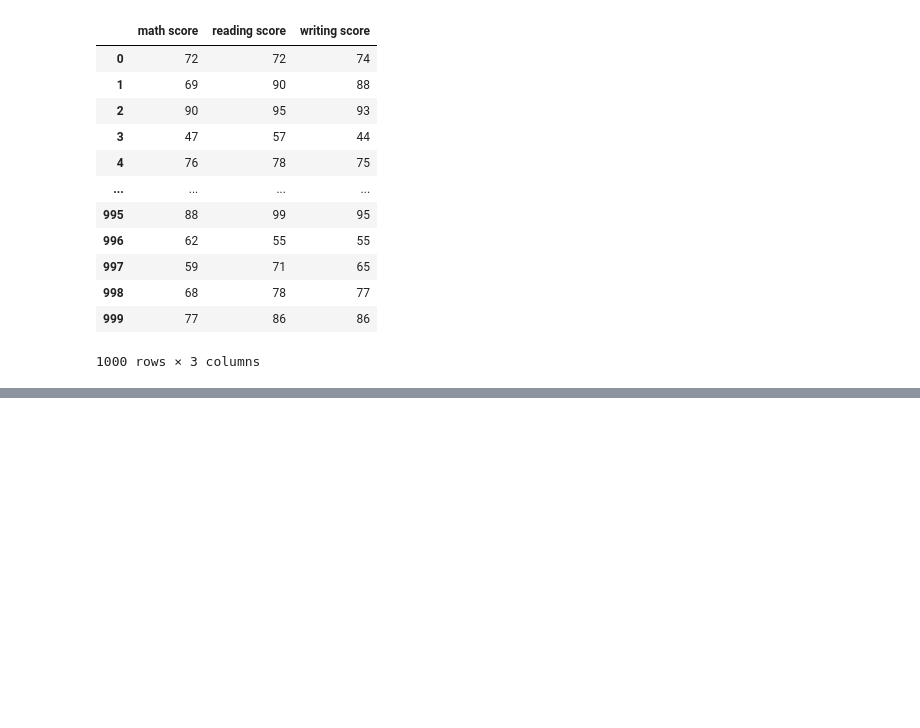
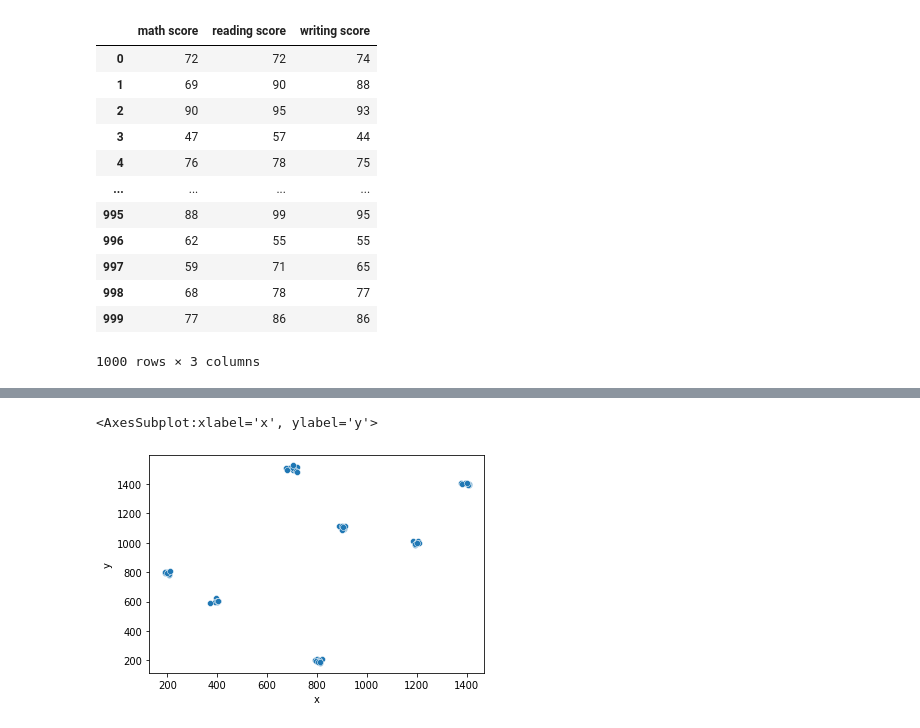
Before and after one commit to MACTEP-Python/DataScience_and_Machine_Learning, a Jupyter notebook: DS_ML1.ipynb, the cells around one changed output, grey strips where cells are left out. Cells and saved outputs as stored; diff of their text form; code cells hidden in the pictures; blank space fills up the shorter version.

```diff
--- a/DS_ML1.ipynb
+++ b/DS_ML1.ipynb
@@ -130,0 +237,8 @@ df.filter(like='sc')
+# %%
+df6 = pd.read_csv("Data/dataset_209770_6.txt", sep=" ")
+x = df6.iloc[:, 0]
+y = df6.iloc[:, 1]
+sns.scatterplot(x=x,y=y, data=df6)
+# %% [output]
+<AxesSubplot:xlabel='x', ylabel='y'>
+[figure, added]
```
Also changed, not shown: parts of 24 cells of this notebook.
